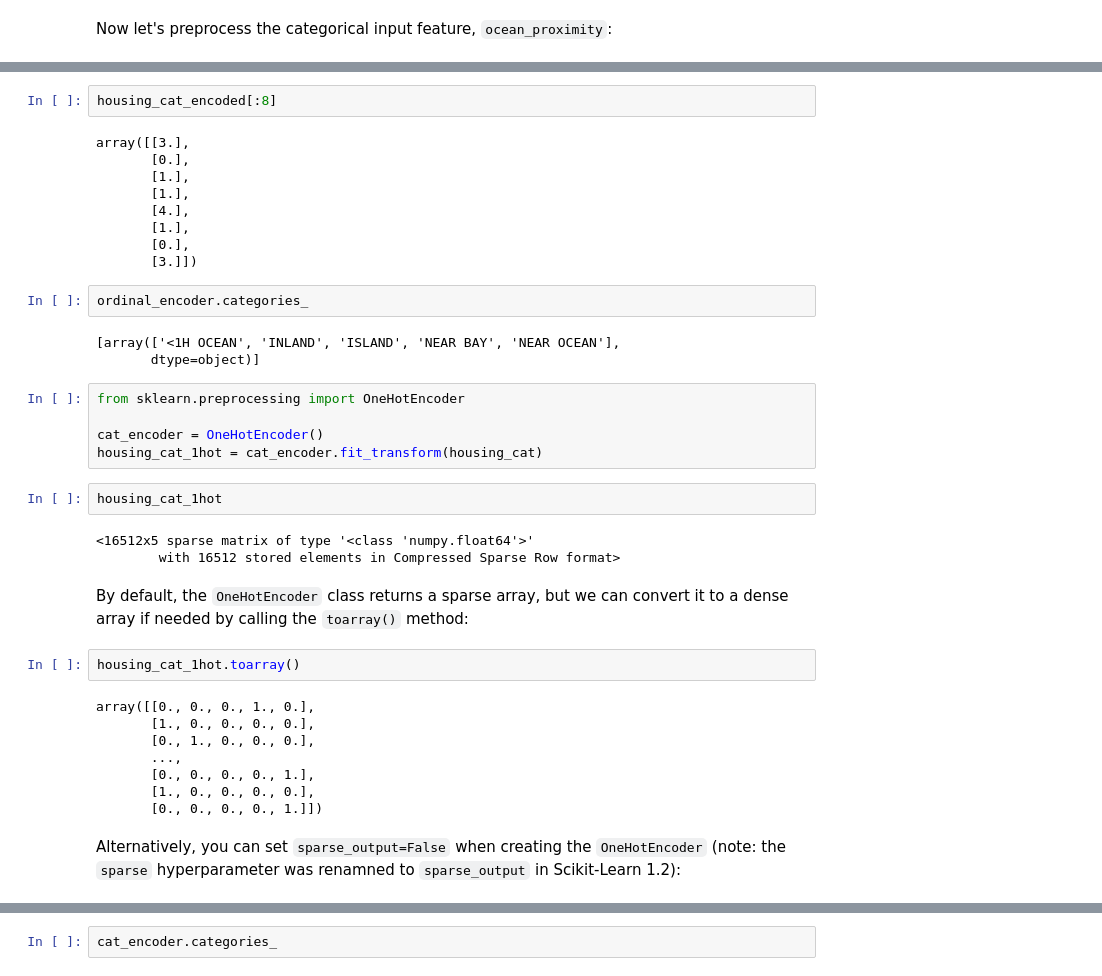
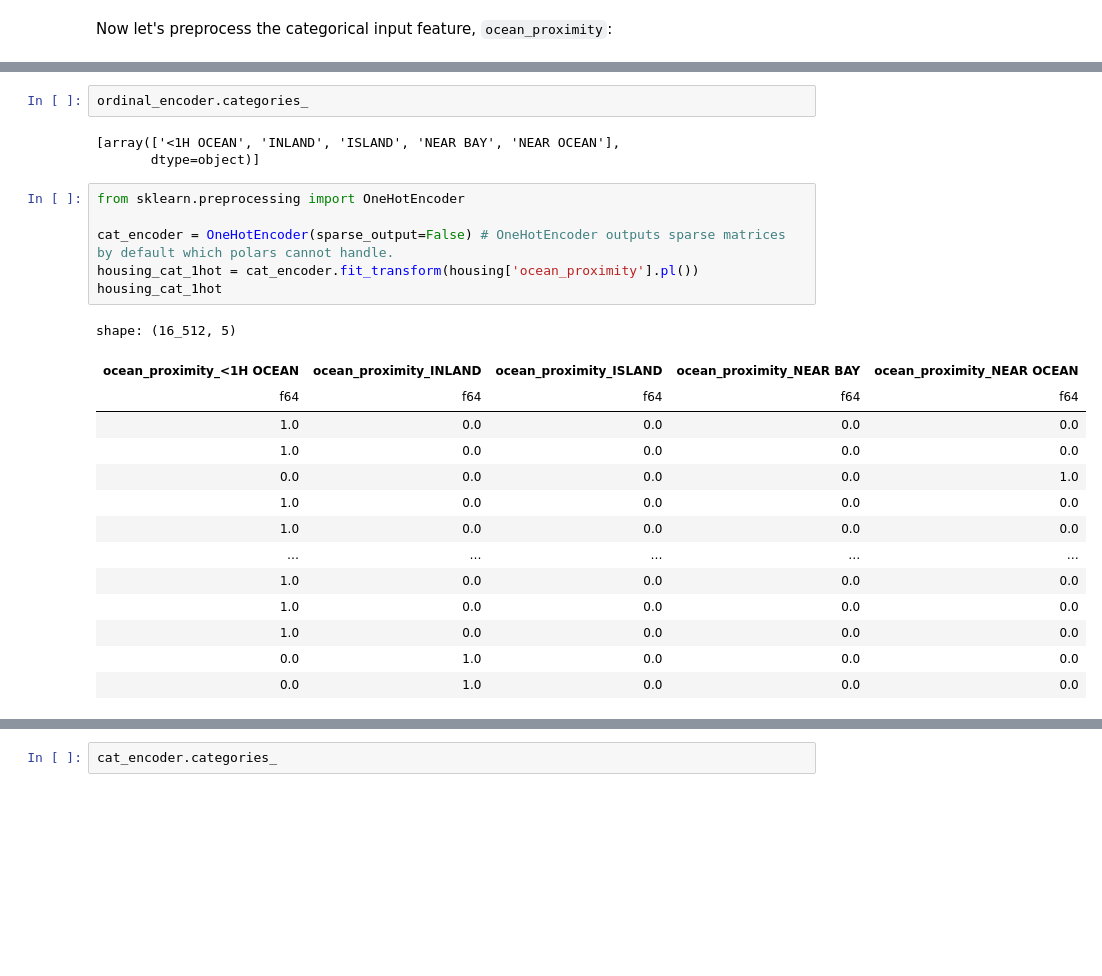
Before and after one commit to asterix314/handson-ml3, a Jupyter notebook: 02_end_to_end_machine_learning_project.ipynb, the cells around one changed output, grey strips where cells are left out. Cells and saved outputs as stored; diff of their text form; blank space fills up the shorter version.

```diff
--- a/02_end_to_end_machine_learning_project.ipynb
+++ b/02_end_to_end_machine_learning_project.ipynb
@@ -433,14 +454,3 @@ housing_cat_encoded = ordinal_encoder.fit_transform(housing_cat)
-# %%
-housing_cat_encoded[:8]
-# %% [output]
-array([[3.],
-       [0.],
-       [1.],
-       [1.],
-       [4.],
-       [1.],
-       [0.],
-       [3.]])
 # %%
 ordinal_encoder.categories_
 # %% [output]
@@ -449,24 +459,21 @@ ordinal_encoder.categories_
 # %%
 from sklearn.preprocessing import OneHotEncoder
 
-cat_encoder = OneHotEncoder()
-housing_cat_1hot = cat_encoder.fit_transform(housing_cat)
+cat_encoder = OneHotEncoder(sparse_output=False) # OneHotEncoder outputs sparse matrices by default which polars cannot handle.
+housing_cat_1hot = cat_encoder.fit_transform(housing['ocean_proximity'].pl())
+housing_cat_1hot
+# %% [output]
+shape: (16_512, 5)
+| ocean_proximity_<1H OCEAN | ocean_proximity_INLAND | ocean_proximity_ISLAND | ocean_proximity_NEAR BAY | ocean_proximity_NEAR OCEAN |
+| f64 | f64 | f64 | f64 | f64 |
+| 1.0 | 0.0 | 0.0 | 0.0 | 0.0 |
+| 1.0 | 0.0 | 0.0 | 0.0 | 0.0 |
+| 0.0 | 0.0 | 0.0 | 0.0 | 1.0 |
+| 1.0 | 0.0 | 0.0 | 0.0 | 0.0 |
+| 1.0 | 0.0 | 0.0 | 0.0 | 0.0 |
+| … | … | … | … | … |
+| 1.0 | 0.0 | 0.0 | 0.0 | 0.0 |
+| 1.0 | 0.0 | 0.0 | 0.0 | 0.0 |
+| 1.0 | 0.0 | 0.0 | 0.0 | 0.0 |
+| 0.0 | 1.0 | 0.0 | 0.0 | 0.0 |
+| 0.0 | 1.0 | 0.0 | 0.0 | 0.0 |
-# %%
-housing_cat_1hot
-# %% [output]
-<16512x5 sparse matrix of type '<class 'numpy.float64'>'
-        with 16512 stored elements in Compressed Sparse Row format>
-# %% [markdown]
-By default, the `OneHotEncoder` class returns a sparse array, but we can convert it to a dense array if needed by calling the `toarray()` method:
-# %%
-housing_cat_1hot.toarray()
-# %% [output]
-array([[0., 0., 0., 1., 0.],
-       [1., 0., 0., 0., 0.],
-       [0., 1., 0., 0., 0.],
-       ...,
-       [0., 0., 0., 0., 1.],
-       [1., 0., 0., 0., 0.],
-       [0., 0., 0., 0., 1.]])
-# %% [markdown]
-Alternatively, you can set `sparse_output=False` when creating the `OneHotEncoder` (note: the `sparse` hyperparameter was renamned to `sparse_output` in Scikit-Learn 1.2):
```
Also changed, not shown: parts of 14 cells of this notebook.
